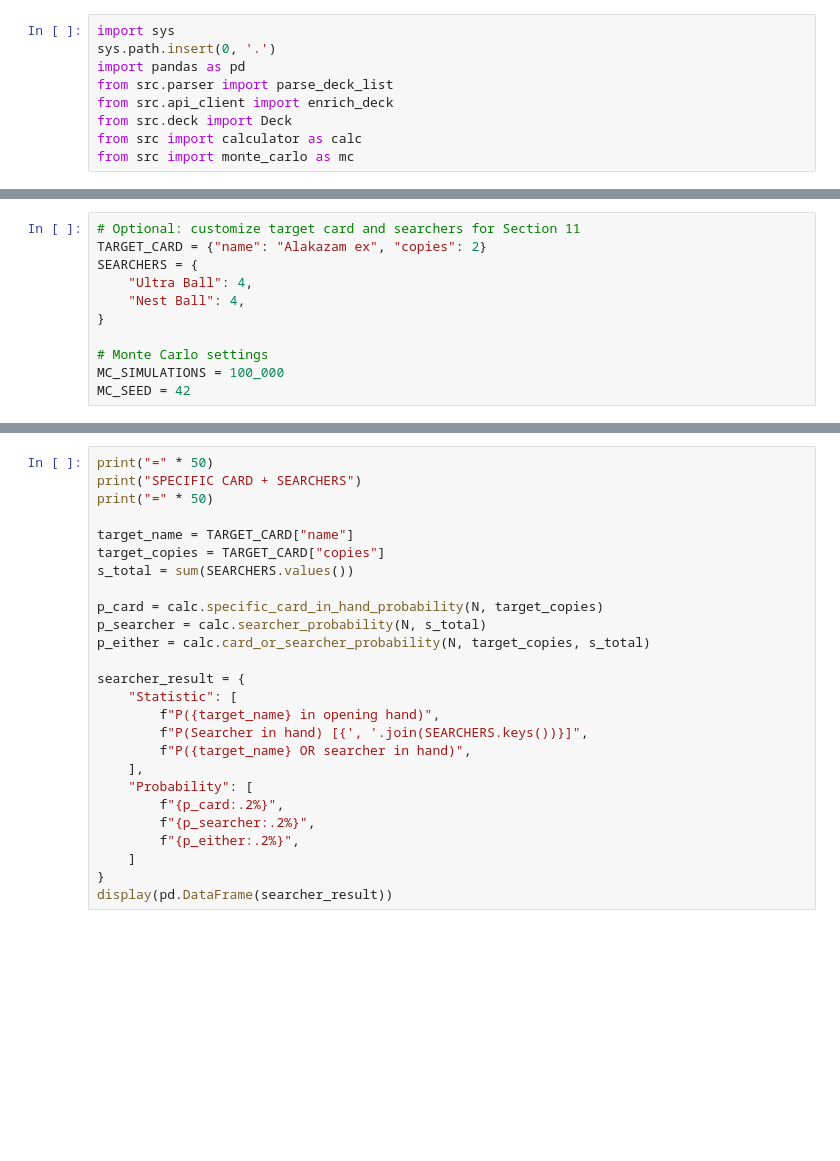
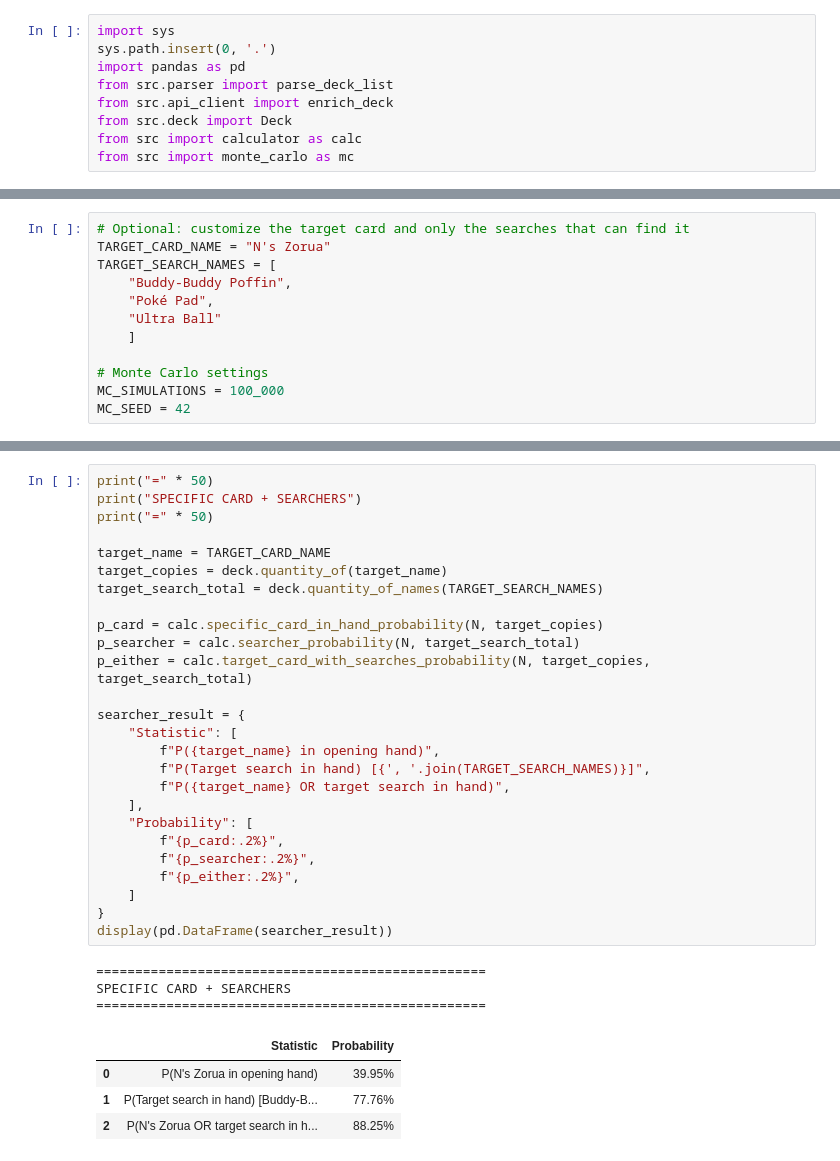
Before and after one commit to fcaio1/simulador-pokemon, a Jupyter notebook: simulator.ipynb, the cells around one changed output, grey strips where cells are left out. Cells and saved outputs as stored; diff of their text form; blank space fills up the shorter version.

```diff
--- a/simulator.ipynb
+++ b/simulator.ipynb
@@ -51,10 +82,11 @@ Energy: 7
 # %%
-# Optional: customize target card and searchers for Section 11
-TARGET_CARD = {"name": "Alakazam ex", "copies": 2}
-SEARCHERS = {
-    "Ultra Ball": 4,
-    "Nest Ball": 4,
-}
+# Optional: customize the target card and only the searches that can find it
+TARGET_CARD_NAME = "N's Zorua"
+TARGET_SEARCH_NAMES = [
+    "Buddy-Buddy Poffin",
+    "Poké Pad",
+    "Ultra Ball"
+    ]
 
 # Monte Carlo settings
 MC_SIMULATIONS = 100_000
@@ -178,29 +300,37 @@ display(pd.DataFrame(support_data))
 # %%
 print("=" * 50)
 print("SPECIFIC CARD + SEARCHERS")
 print("=" * 50)
 
-target_name = TARGET_CARD["name"]
-target_copies = TARGET_CARD["copies"]
-s_total = sum(SEARCHERS.values())
+target_name = TARGET_CARD_NAME
+target_copies = deck.quantity_of(target_name)
+target_search_total = deck.quantity_of_names(TARGET_SEARCH_NAMES)
 
 p_card = calc.specific_card_in_hand_probability(N, target_copies)
-p_searcher = calc.searcher_probability(N, s_total)
-p_either = calc.card_or_searcher_probability(N, target_copies, s_total)
+p_searcher = calc.searcher_probability(N, target_search_total)
+p_either = calc.target_card_with_searches_probability(N, target_copies, target_search_total)
 
 searcher_result = {
     "Statistic": [
         f"P({target_name} in opening hand)",
-        f"P(Searcher in hand) [{', '.join(SEARCHERS.keys())}]",
-        f"P({target_name} OR searcher in hand)",
+        f"P(Target search in hand) [{', '.join(TARGET_SEARCH_NAMES)}]",
+        f"P({target_name} OR target search in hand)",
     ],
     "Probability": [
         f"{p_card:.2%}",
         f"{p_searcher:.2%}",
         f"{p_either:.2%}",
     ]
 }
 display(pd.DataFrame(searcher_result))
+# %% [output]
+==================================================
+SPECIFIC CARD + SEARCHERS
+==================================================
+|  | Statistic | Probability |
+| 0 | P(N's Zorua in opening hand) | 39.95% |
+| 1 | P(Target search in hand) [Buddy-B... | 77.76% |
+| 2 | P(N's Zorua OR target search in h... | 88.25% |
 # %%
 print("=" * 50)
 print(f"MONTE CARLO VALIDATION (N={MC_SIMULATIONS:,} simulations)")
```
Also changed, not shown: parts of 11 cells of this notebook, 12 other files.
